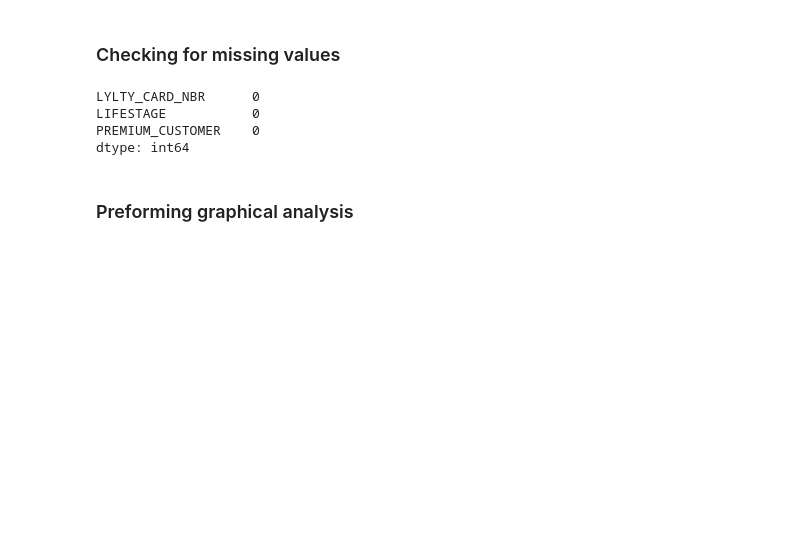
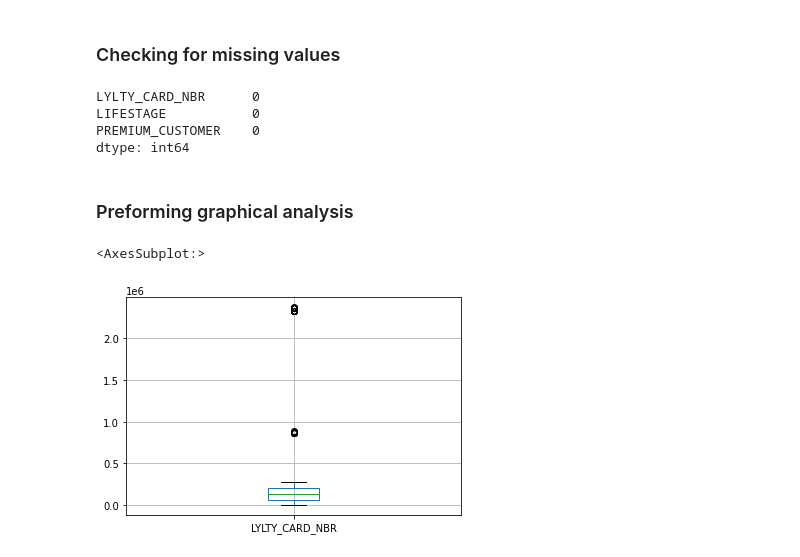
Before and after one commit to darsh996/Quantium_Internship, a Jupyter notebook: EDA_quantium.ipynb, the cells around one changed output. Cells and saved outputs as stored; diff of their text form; code cells hidden in the pictures; blank space fills up the shorter version.

```diff
--- a/EDA_quantium.ipynb
+++ b/EDA_quantium.ipynb
@@ -103,3 +76,8 @@ PREMIUM_CUSTOMER    0
 dtype: int64
 # %% [markdown]
 ### Preforming graphical analysis
+# %%
+dataset.boxplot()
+# %% [output]
+<AxesSubplot:>
+[figure, added]
```
Also changed, not shown: parts of 44 cells of this notebook.
